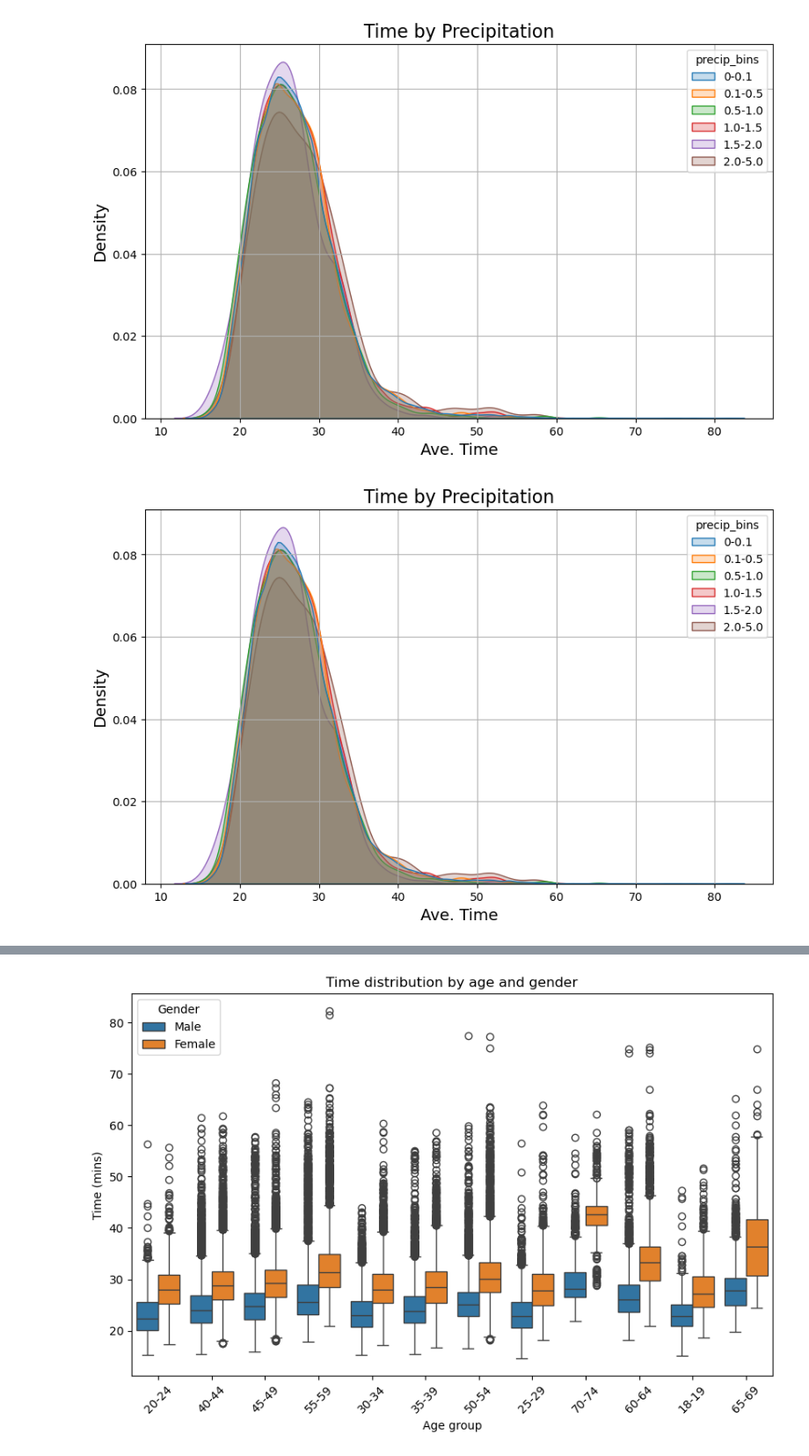
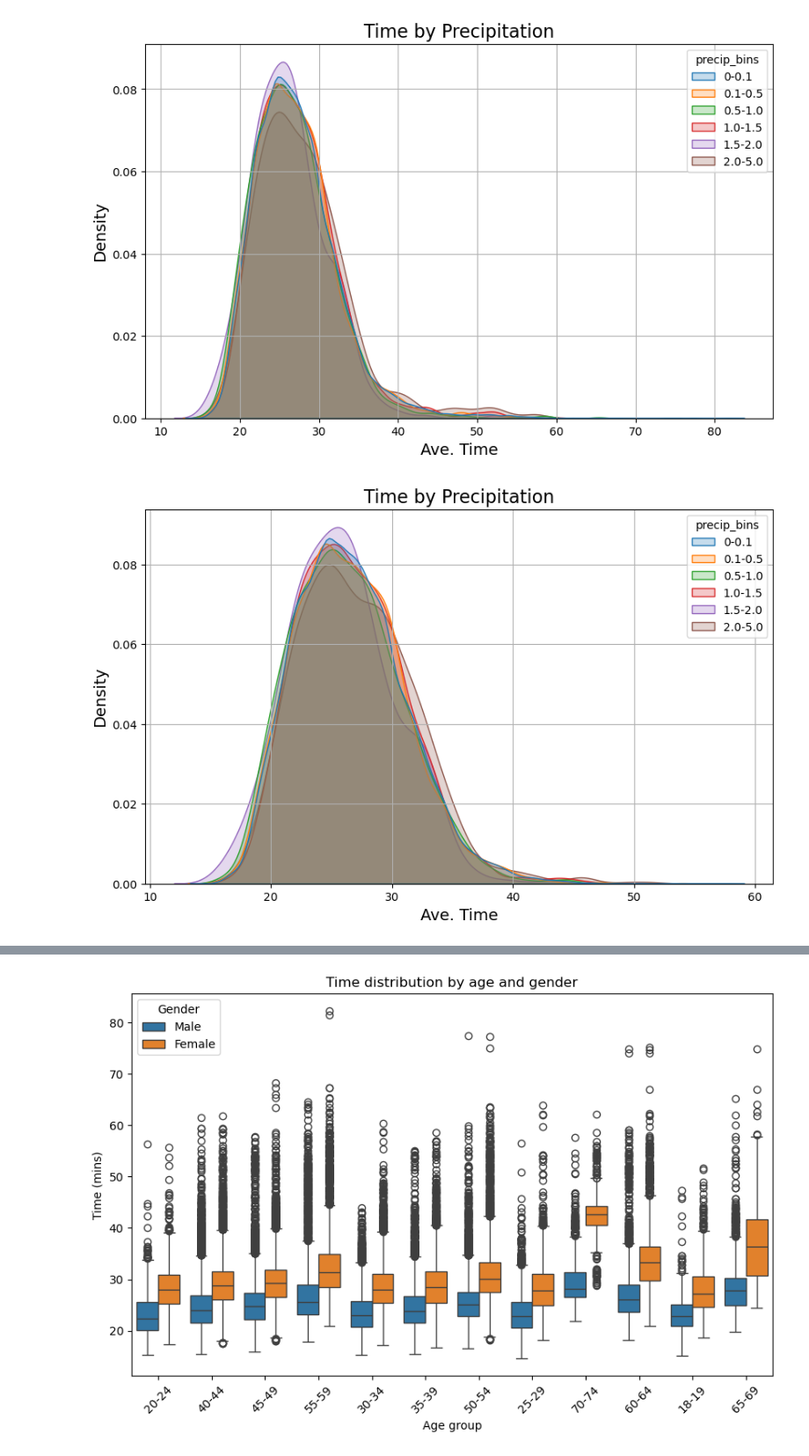
Before and after one commit to owen-george/parkrun_analysis, a Jupyter notebook: EDA/EDA.ipynb, the cells around one changed output, grey strips where cells are left out. Shown at 88% size. Cells and saved outputs as stored; diff of their text form; code cells hidden in the pictures.

Commit message:
More EDA and figures

```diff
--- a/EDA/EDA.ipynb
+++ b/EDA/EDA.ipynb
@@ -10,5 +14,8 @@ filt_df = pd.read_csv('../data/clean/cleaned_parkrun_no_outliers.csv')
 event_df = pd.read_csv('../data/clean/event_data.csv')
 runner_df = pd.read_csv('../data/clean/runner_stats.csv')
+# %%
+filt_df = remove_outliers(df, 'Time_in_minutes')
+filt_df = remove_outliers(filt_df, 'prev_run_time')
 # %%
 df['Date'] = pd.to_datetime(df['Date'])
 filt_df['Date'] = pd.to_datetime(filt_df['Date'])
@@ -232,13 +252,13 @@ plt.show()
 # %%
 # Create a KDE plot
 plt.figure(figsize=(10, 6))
-sns.kdeplot(data=df, x='Time_in_minutes', hue = 'precip_bins', fill=True, common_norm=False)
+sns.kdeplot(data=filt_df, x='Time_in_minutes', hue = 'precip_bins', fill=True, common_norm=False)
 
 # Customize the plot
 plt.title('Time by Precipitation', fontsize=16)
 plt.xlabel('Ave. Time', fontsize=14)
 plt.ylabel('Density', fontsize=14)
 plt.grid(True)
 plt.show()
 # %% [output]
-[figure, old version]
+[figure, new version]
```
Also changed, not shown: parts of 7 cells of this notebook, 13 other files.
